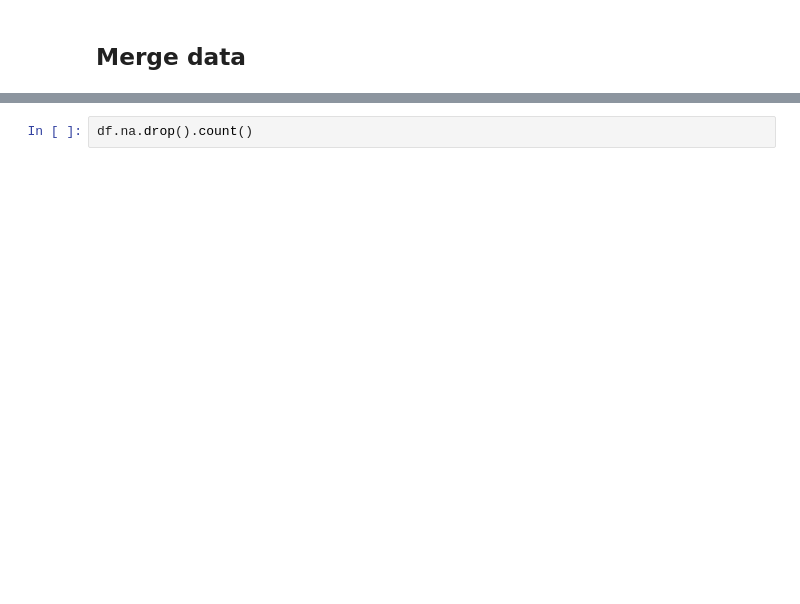
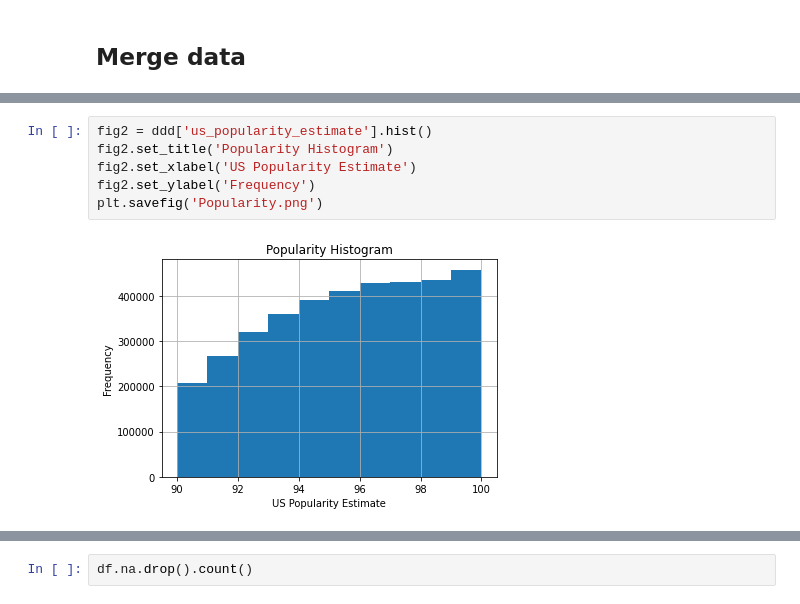
Before and after one commit to OliviaXu312/Spotify_recommendation_system-, a Jupyter notebook: Data_Cleaning.ipynb, the cells around one changed output, grey strips where cells are left out. Cells and saved outputs as stored; diff of their text form; blank space fills up the shorter version.

```diff
--- a/Data_Cleaning.ipynb
+++ b/Data_Cleaning.ipynb
@@ -81,0 +151,8 @@ Py4JJavaError: An error occurred while calling o80.count.
+# %%
+fig2 = ddd['us_popularity_estimate'].hist()
+fig2.set_title('Popularity Histogram')
+fig2.set_xlabel('US Popularity Estimate')
+fig2.set_ylabel('Frequency')
+plt.savefig('Popularity.png')
+# %% [output]
+[figure, added]
```
Also changed, not shown: parts of 27 cells of this notebook.
